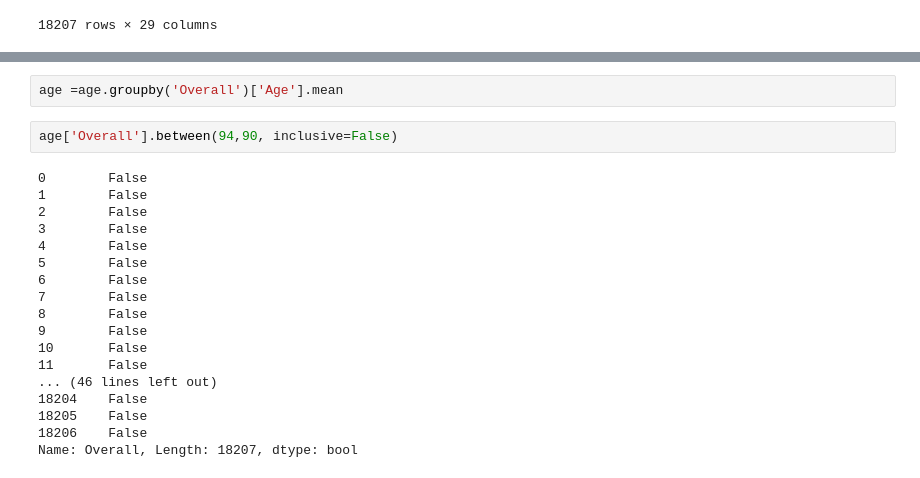
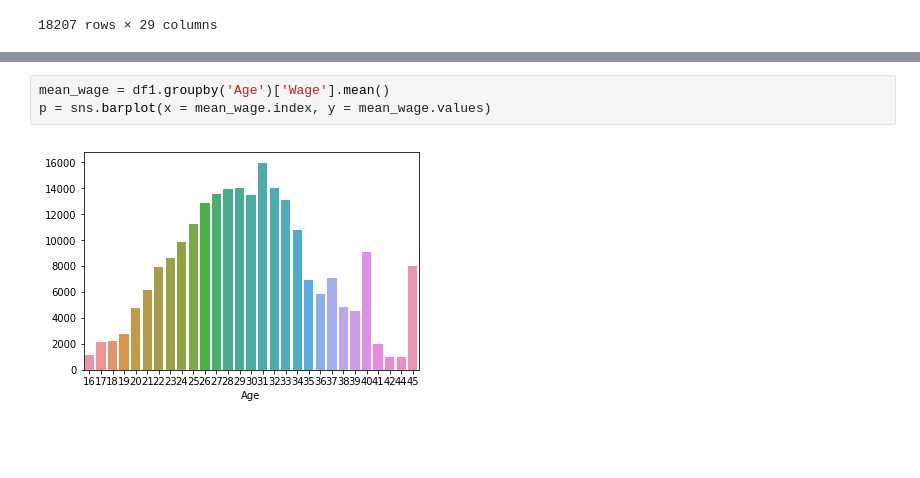
Before and after one commit to Cwade9/Fifa-Analysis, a Jupyter notebook: EDC.ipynb, the cells around one changed output, grey strips where cells are left out. Cells and saved outputs as stored; diff of their text form; blank space fills up the shorter version.

```diff
--- a/EDC.ipynb
+++ b/EDC.ipynb
@@ -52,22 +31,5 @@ SyntaxError: invalid syntax (<ipython-input-89-b2422b12276d>, line 1)
-# %%
-age =age.groupby('Overall')['Age'].mean
-# %%
-age['Overall'].between(94,90, inclusive=False)
-# %% [output]
-0        False
-1        False
-2        False
-3        False
-4        False
-5        False
-6        False
-7        False
-8        False
-9        False
-10       False
-11       False
-... (46 lines left out)
-18204    False
-18205    False
-18206    False
-Name: Overall, Length: 18207, dtype: bool
+# %%
+mean_wage = df1.groupby('Age')['Wage'].mean()
+p = sns.barplot(x = mean_wage.index, y = mean_wage.values)
+# %% [output]
+[figure, added]
```
Also changed, not shown: parts of 8 cells of this notebook, 4 other files.
